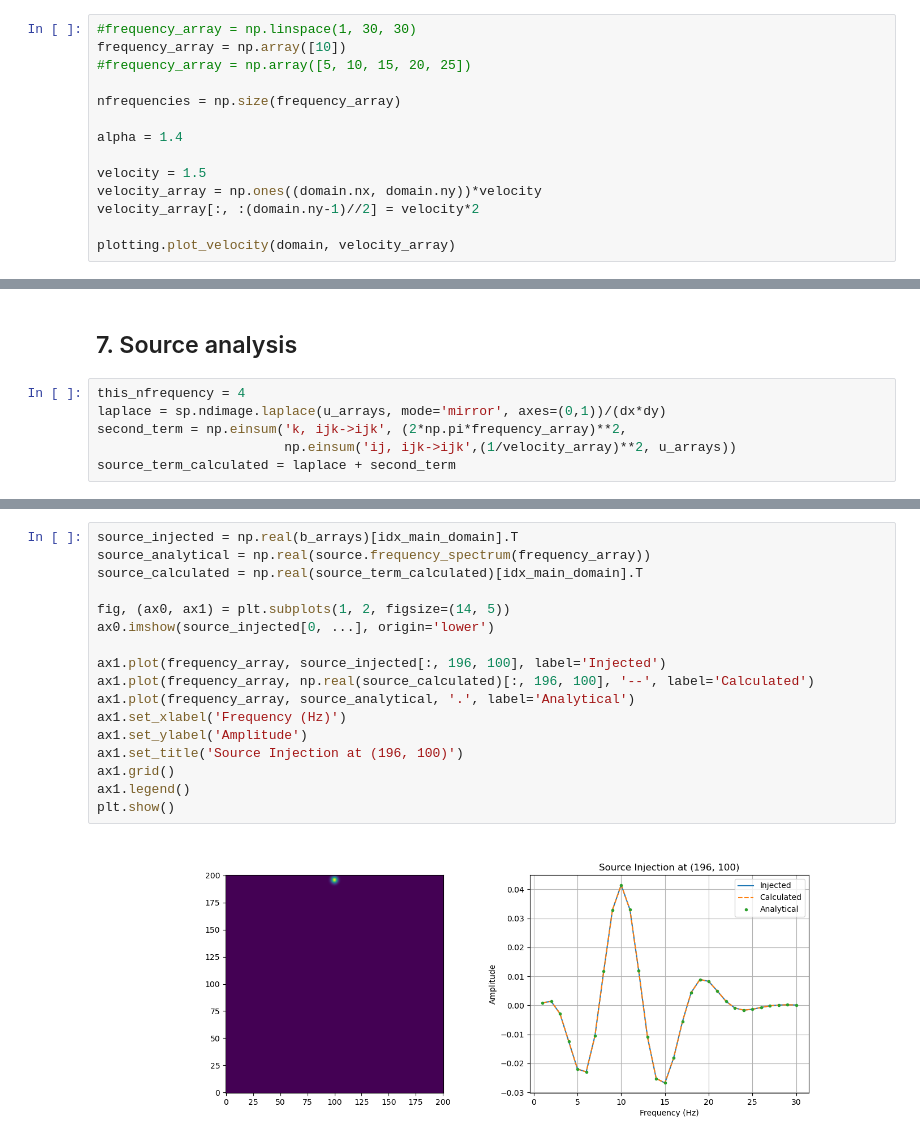
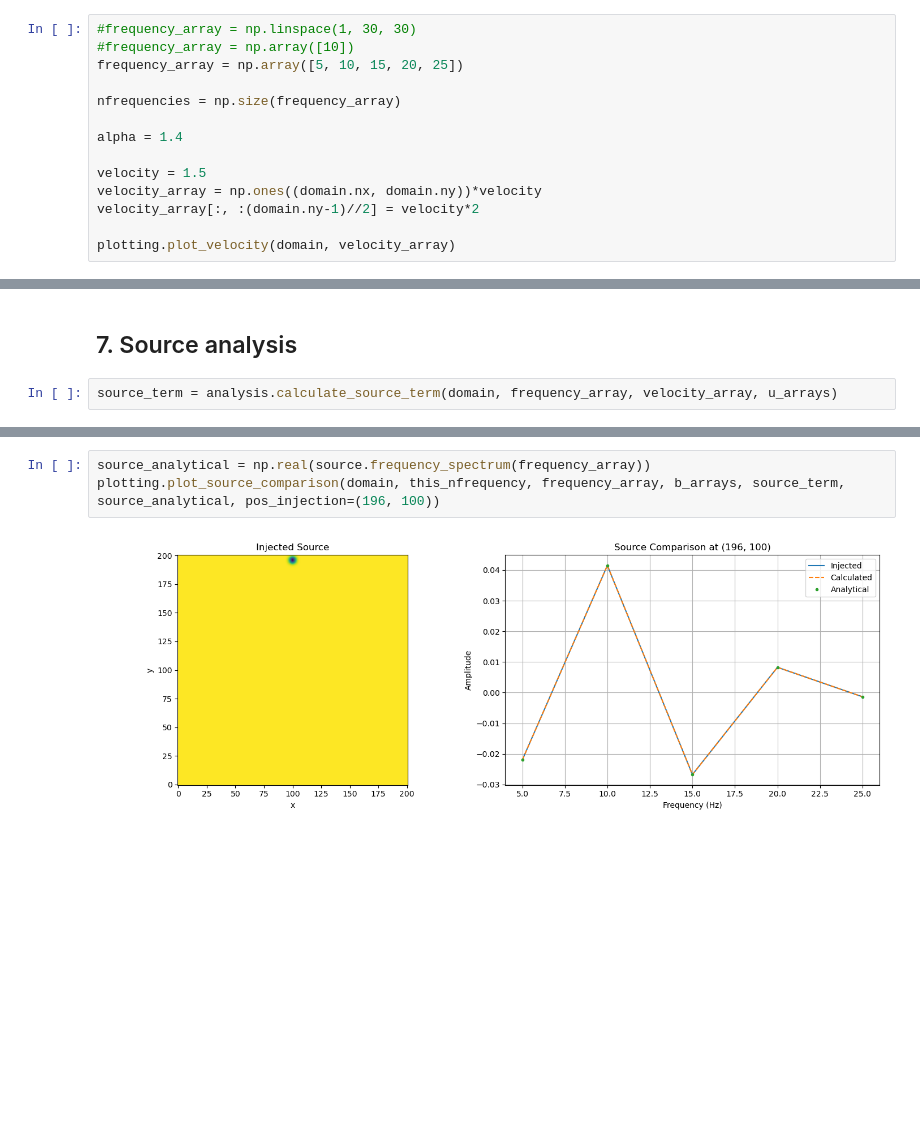
Before and after one commit to JulianSoZa/seismic_wave_propagation, a Jupyter notebook: notebooks/analysis/helmholtz_solver.ipynb, the cells around one changed output, grey strips where cells are left out. Saved outputs shown, nothing was run; the diff lists cells and outputs as text; blank space fills up the shorter version.

```diff
--- a/notebooks/analysis/helmholtz_solver.ipynb
+++ b/notebooks/analysis/helmholtz_solver.ipynb
@@ -69,8 +69,8 @@ domain.pml_domain(100)
 ## 3. Parameters
 # %%
 #frequency_array = np.linspace(1, 30, 30)
-frequency_array = np.array([10])
-#frequency_array = np.array([5, 10, 15, 20, 25])
+#frequency_array = np.array([10])
+frequency_array = np.array([5, 10, 15, 20, 25])
 
 nfrequencies = np.size(frequency_array)
 
@@ -121,9 +124,5 @@ IndexError: index 14 is out of bounds for axis 0 with size 1
 # %% [markdown]
 ## 7. Source analysis
 # %%
-this_nfrequency = 4
-laplace = sp.ndimage.laplace(u_arrays, mode='mirror', axes=(0,1))/(dx*dy)
-second_term = np.einsum('k, ijk->ijk', (2*np.pi*frequency_array)**2,
-                        np.einsum('ij, ijk->ijk',(1/velocity_array)**2, u_arrays))
-source_term_calculated = laplace + second_term
+source_term = analysis.calculate_source_term(domain, frequency_array, velocity_array, u_arrays)
 # %%
@@ -160,19 +132,5 @@ plt.show()
 # %%
-source_injected = np.real(b_arrays)[idx_main_domain].T
 source_analytical = np.real(source.frequency_spectrum(frequency_array))
-source_calculated = np.real(source_term_calculated)[idx_main_domain].T
-
-fig, (ax0, ax1) = plt.subplots(1, 2, figsize=(14, 5))
-ax0.imshow(source_injected[0, ...], origin='lower')
-
-ax1.plot(frequency_array, source_injected[:, 196, 100], label='Injected')
-ax1.plot(frequency_array, np.real(source_calculated)[:, 196, 100], '--', label='Calculated')
-ax1.plot(frequency_array, source_analytical, '.', label='Analytical')
-ax1.set_xlabel('Frequency (Hz)')
-ax1.set_ylabel('Amplitude')
-ax1.set_title('Source Injection at (196, 100)')
-ax1.grid()
-ax1.legend()
-plt.show()
+plotting.plot_source_comparison(domain, this_nfrequency, frequency_array, b_arrays, source_term, source_analytical, pos_injection=(196, 100))
 # %% [output]
-[figure, old version]
+[figure, new version]
```
Also changed, not shown: parts of 5 cells of this notebook.
